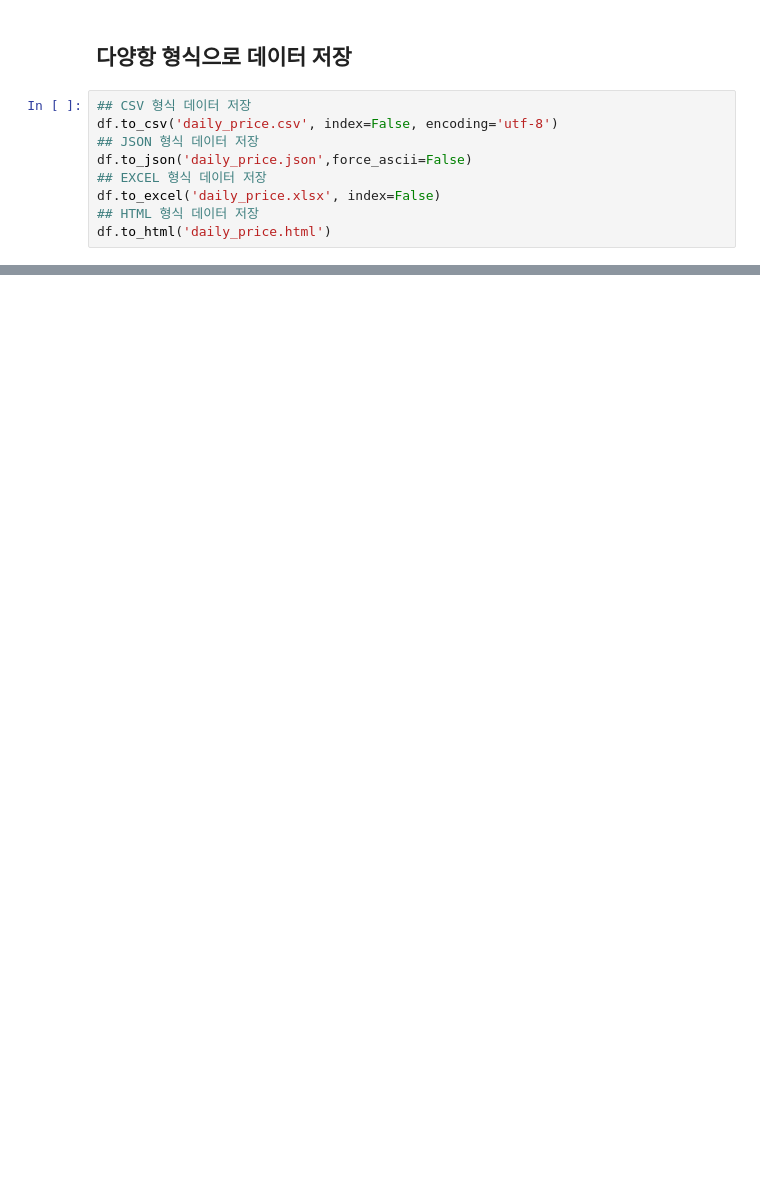
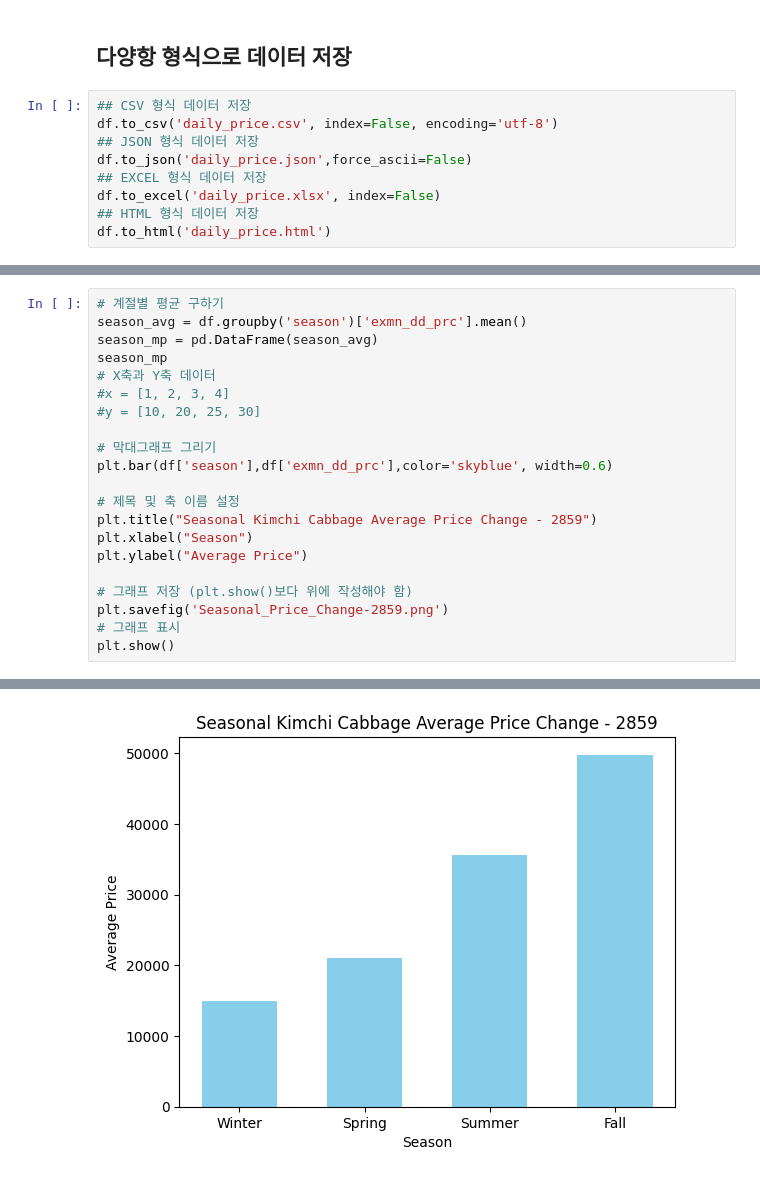
Before and after one commit to yepk97/Data-Analysis-with-Open-Source, a Jupyter notebook: 오픈소스_데이터_분석_5강.ipynb, the cells around one changed output, grey strips where cells are left out. Cells and saved outputs as stored; diff of their text form; blank space fills up the shorter version.

```diff
--- a/오픈소스_데이터_분석_5강.ipynb
+++ b/오픈소스_데이터_분석_5강.ipynb
@@ -241,0 +316,22 @@ df.to_html('daily_price.html')
+# %%
+# 계절별 평균 구하기
+season_avg = df.groupby('season')['exmn_dd_prc'].mean()
+season_mp = pd.DataFrame(season_avg)
+season_mp
+# X축과 Y축 데이터
+#x = [1, 2, 3, 4]
+#y = [10, 20, 25, 30]
+
+# 막대그래프 그리기
+plt.bar(df['season'],df['exmn_dd_prc'],color='skyblue', width=0.6)
+
+# 제목 및 축 이름 설정
+plt.title("Seasonal Kimchi Cabbage Average Price Change - 2859")
+plt.xlabel("Season")
+plt.ylabel("Average Price")
+
+# 그래프 저장 (plt.show()보다 위에 작성해야 함)
+plt.savefig('Seasonal_Price_Change-2859.png')
+# 그래프 표시
+plt.show()
+# %% [output]
@@ -241,0 +355 @@ df.to_html('daily_price.html')
+[figure, added]
```
Also changed, not shown: parts of 6 cells of this notebook.
